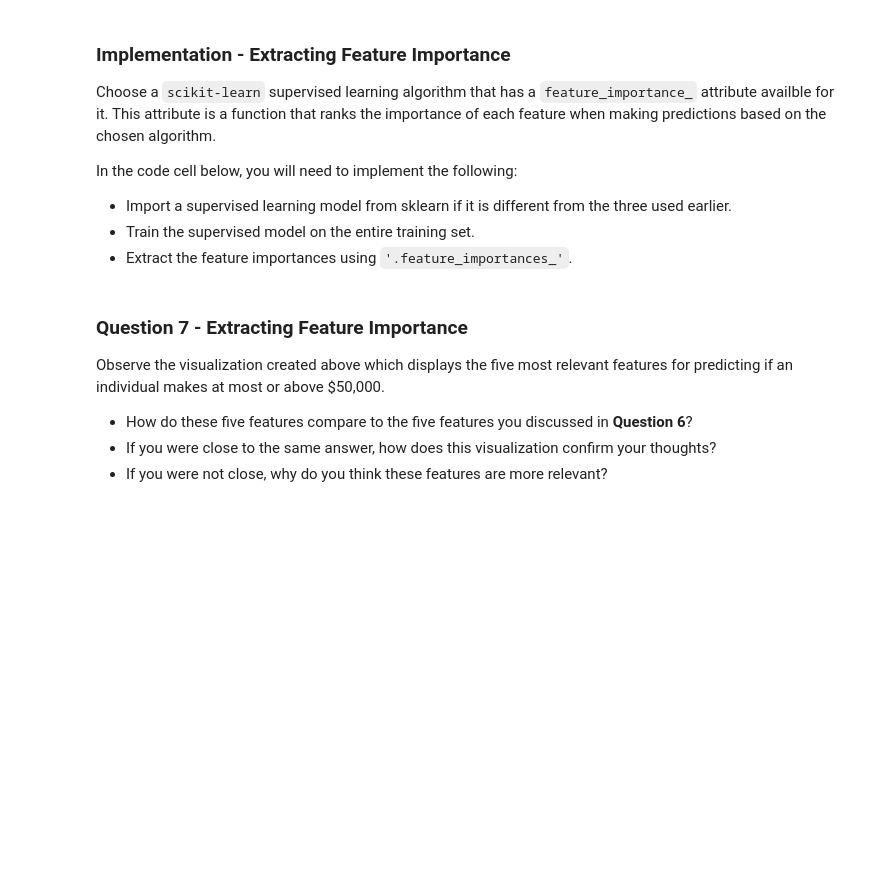
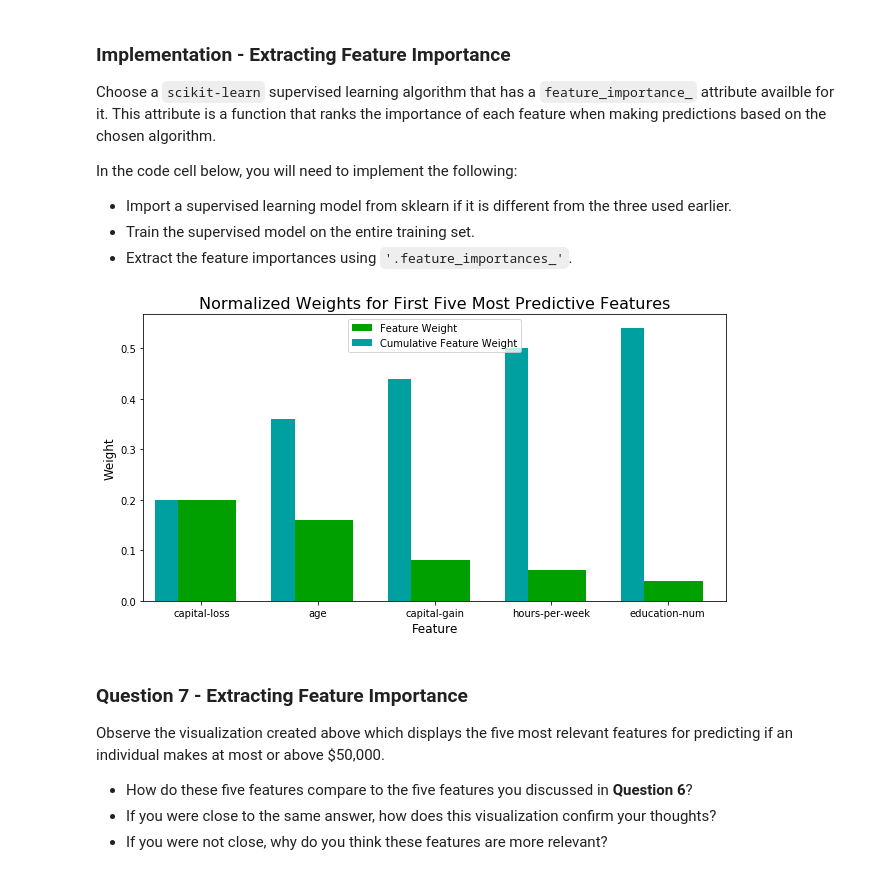
Before and after one commit to wang-zhe/Udacity-Review-Statistics, a Jupyter notebook: finding_donors.ipynb, the cells around one changed output. Cells and saved outputs as stored; diff of their text form; code cells hidden in the pictures; blank space fills up the shorter version.

```diff
--- a/finding_donors.ipynb
+++ b/finding_donors.ipynb
@@ -532,15 +607,19 @@ In the code cell below, you will need to implement the following:
 # %%
 # TODO: Import a supervised learning model that has 'feature_importances_'
 
 
+
 # TODO: Train the supervised model on the training set using .fit(X_train, y_train)
-model = GradientBoostingClassifier().fit(X_train, y_train)
+clf=AdaBoostClassifier(random_state=1)
+model = clf.fit(X_train, y_train)
 
 # TODO: Extract the feature importances using .feature_importances_
 importances = model.feature_importances_
 
 # Plot
 vs.feature_plot(importances, X_train, y_train)
+# %% [output]
+[figure, added]
 # %% [markdown]
 ### Question 7 - Extracting Feature Importance
 
```
Also changed, not shown: parts of 27 cells of this notebook.
